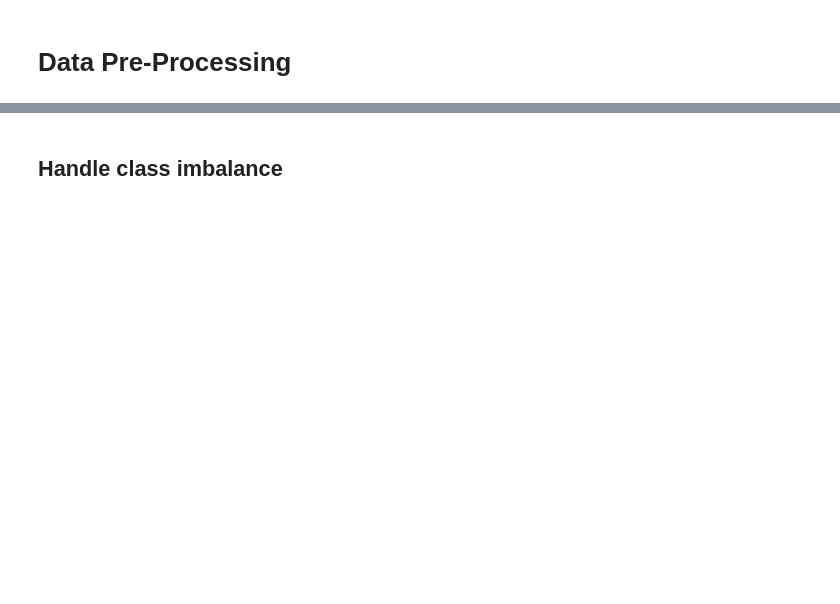
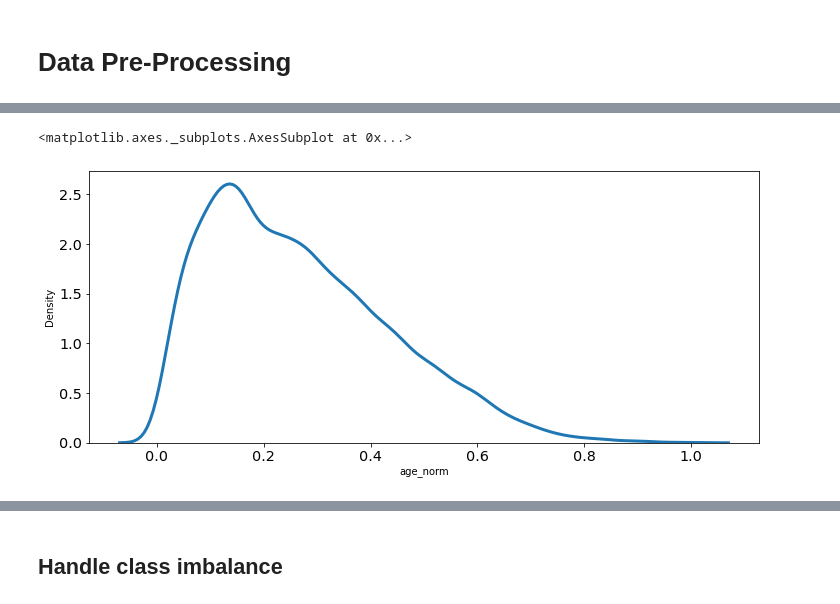
Before and after one commit to MizarCaniago/paymentdefault-4, a Jupyter notebook: Stage_2/Data_Pre-Processing.ipynb, the cells around one changed output, grey strips where cells are left out. Cells and saved outputs as stored; diff of their text form; code cells hidden in the pictures; blank space fills up the shorter version.

```diff
--- a/Stage_2/Data_Pre-Processing.ipynb
+++ b/Stage_2/Data_Pre-Processing.ipynb
@@ -10,0 +477,5 @@
+# %%
+sns.kdeplot(df['age_norm'])
+# %% [output]
+<matplotlib.axes._subplots.AxesSubplot at 0x...>
+[figure, added]
```
Also changed, not shown: parts of 105 cells of this notebook, 1 other file.
